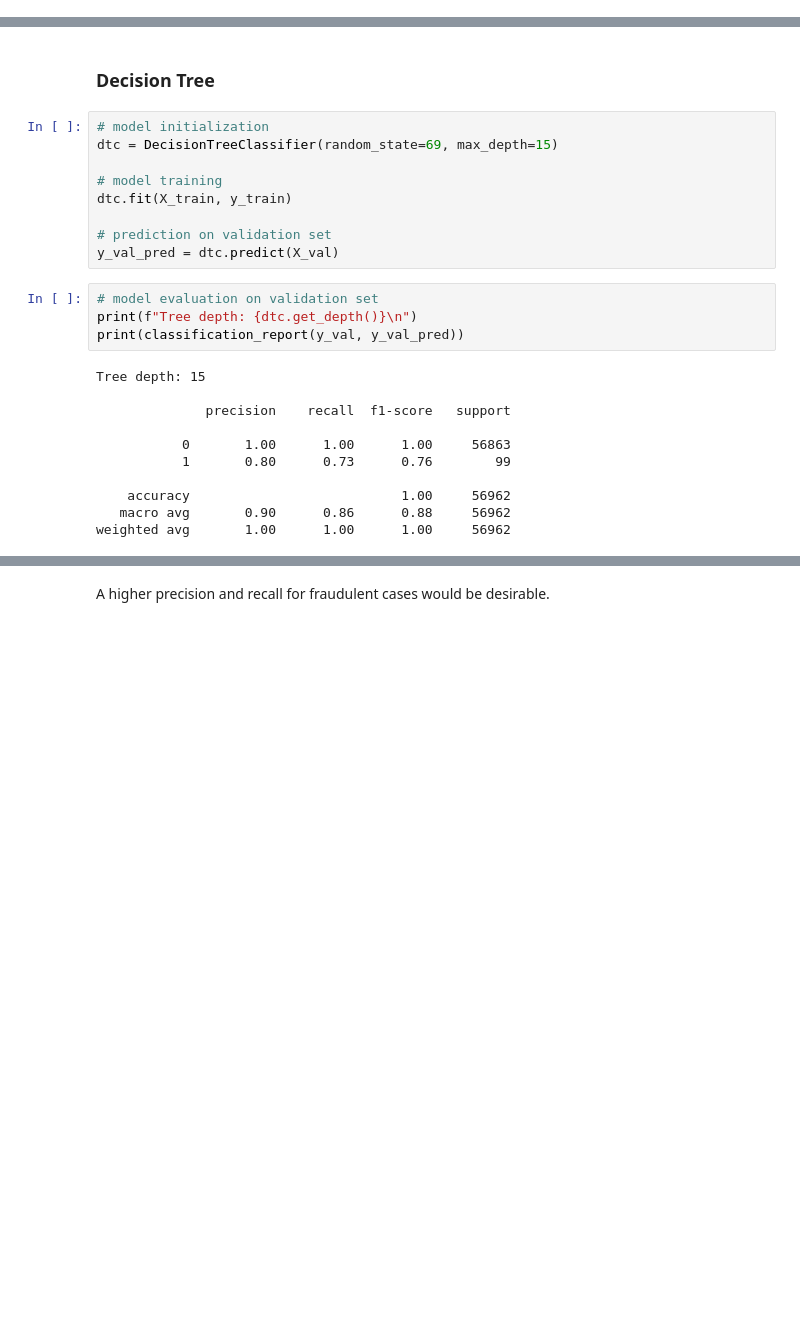
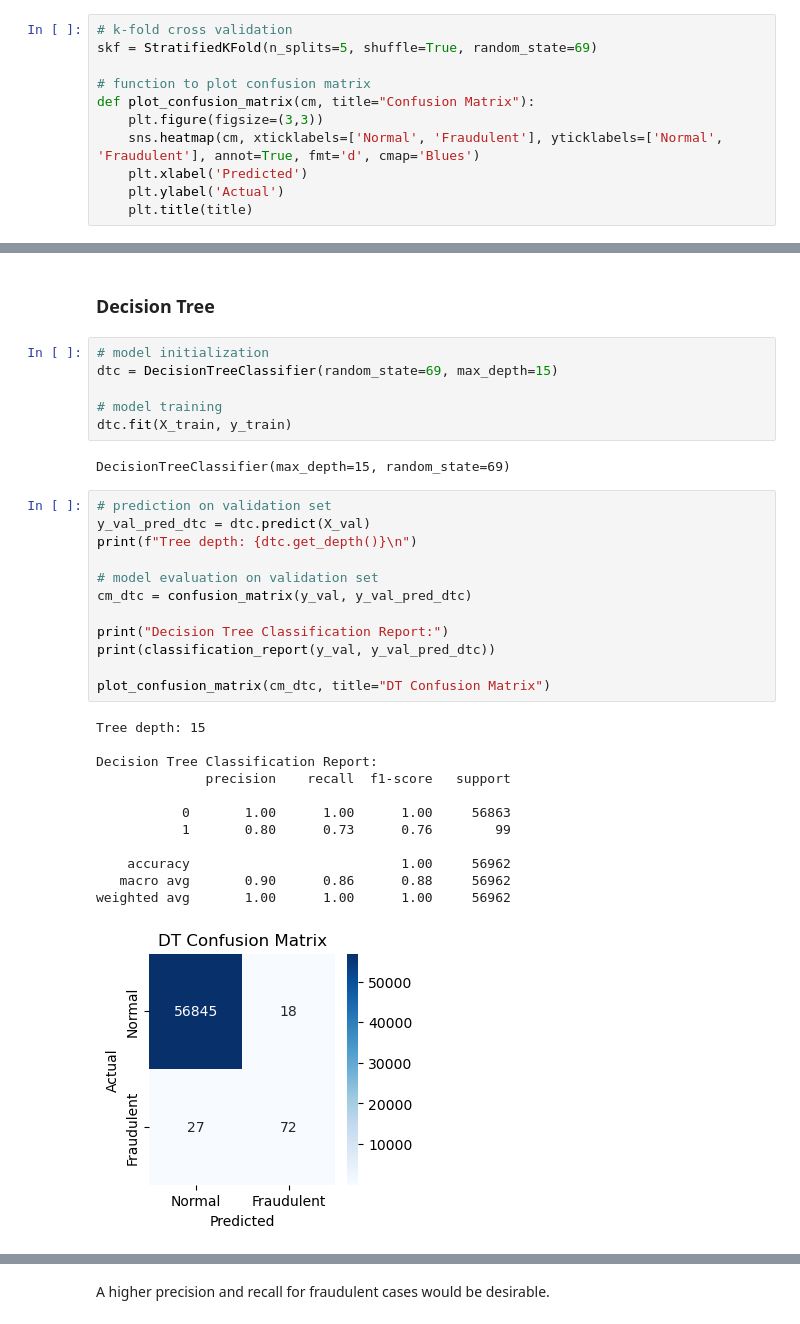
Before and after one commit to cedrickeller-cmd/financial-transactions-fraud-detection, a Jupyter notebook: random_forest.ipynb, the cells around one changed output, grey strips where cells are left out. Drawn from its saved outputs; the diff is of its cells as text; blank space fills up the shorter version.

```diff
--- a/random_forest.ipynb
+++ b/random_forest.ipynb
@@ -50,5 +55,16 @@ df2 = pd.read_csv('creditcard_part2.csv')
 ccdata = pd.concat([df1, df2], ignore_index=True)
 # %% [markdown]
 ## Modeling
+# %%
+# k-fold cross validation
+skf = StratifiedKFold(n_splits=5, shuffle=True, random_state=69)
+
+# function to plot confusion matrix
+def plot_confusion_matrix(cm, title="Confusion Matrix"):
+    plt.figure(figsize=(3,3))
+    sns.heatmap(cm, xticklabels=['Normal', 'Fraudulent'], yticklabels=['Normal', 'Fraudulent'], annot=True, fmt='d', cmap='Blues')
+    plt.xlabel('Predicted')
+    plt.ylabel('Actual')
+    plt.title(title)
 # %% [markdown]
 ### Split
@@ -78,21 +89,30 @@ dtc = DecisionTreeClassifier(random_state=69, max_depth=15)
 
 # model training
 dtc.fit(X_train, y_train)
-
-# prediction on validation set
-y_val_pred = dtc.predict(X_val)
+# %% [output]
+DecisionTreeClassifier(max_depth=15, random_state=69)
 # %%
+# prediction on validation set
+y_val_pred_dtc = dtc.predict(X_val)
+print(f"Tree depth: {dtc.get_depth()}\n")
+
 # model evaluation on validation set
-print(f"Tree depth: {dtc.get_depth()}\n")
-print(classification_report(y_val, y_val_pred))
+cm_dtc = confusion_matrix(y_val, y_val_pred_dtc)
+
+print("Decision Tree Classification Report:")
+print(classification_report(y_val, y_val_pred_dtc))
+
+plot_confusion_matrix(cm_dtc, title="DT Confusion Matrix")
 # %% [output]
 Tree depth: 15
 
+Decision Tree Classification Report:
               precision    recall  f1-score   support
 
            0       1.00      1.00      1.00     56863
            1       0.80      0.73      0.76        99
 
     accuracy                           1.00     56962
    macro avg       0.90      0.86      0.88     56962
 weighted avg       1.00      1.00      1.00     56962
+[figure, added]
```
Also changed, not shown: parts of 45 cells of this notebook.
